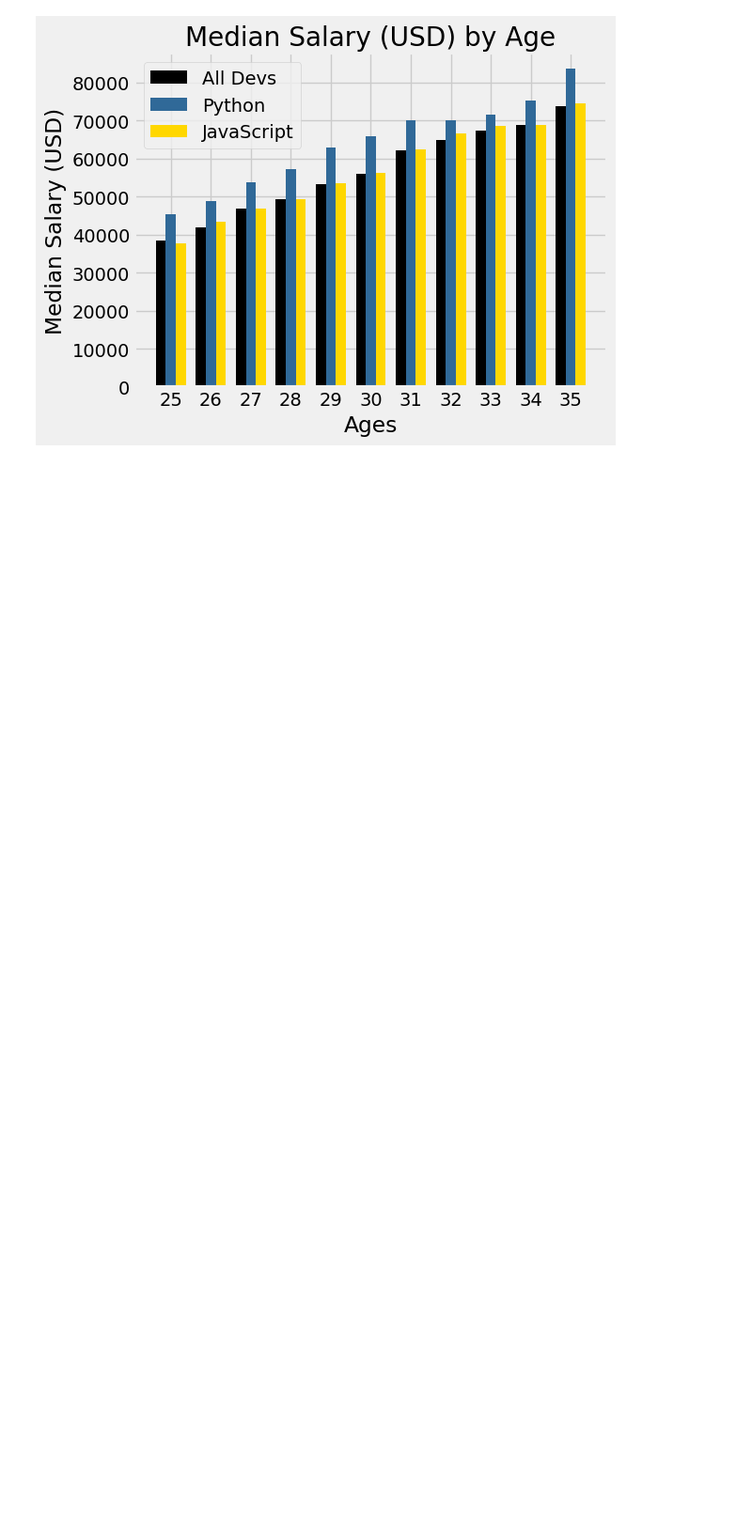
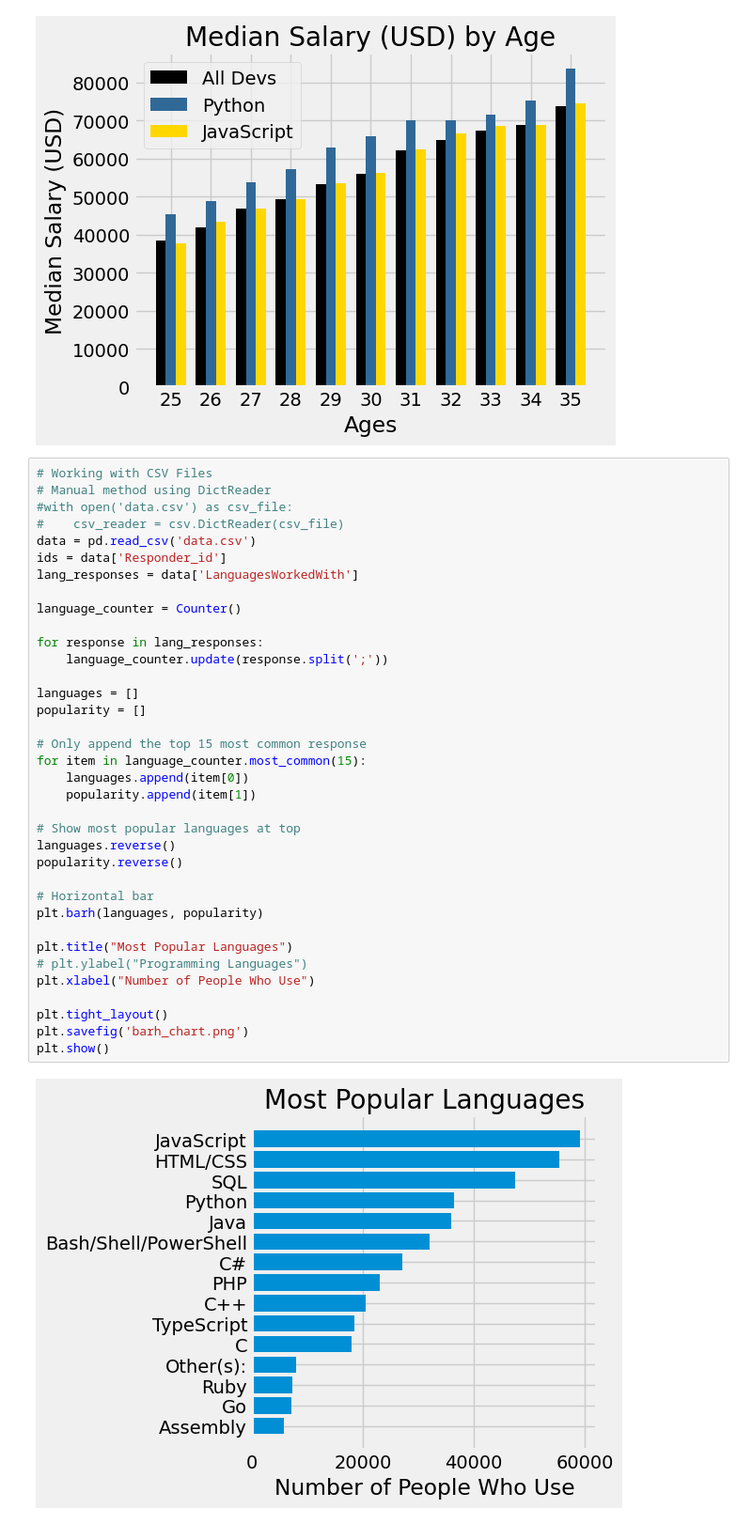
Before and after one commit to justsaumit/matplotlib-learning, a Jupyter notebook: 02. Bar Charts/bar_charts_csv.ipynb, the cells around one changed output. Shown: that part at 94% size. Cells and saved outputs as stored; diff of their text form; blank space fills up the shorter version.

Commit message:
P02: Analyzing Data from CSV files and creating Horizontal Charts

```diff
--- a/02. Bar Charts/bar_charts_csv.ipynb
+++ b/02. Bar Charts/bar_charts_csv.ipynb
@@ -36,3 +39,41 @@ plt.savefig('bar_chart.png')
 plt.show()
 # %% [output]
 [figure]
+# %%
+# Working with CSV Files
+# Manual method using DictReader
+#with open('data.csv') as csv_file:
+#    csv_reader = csv.DictReader(csv_file)
+data = pd.read_csv('data.csv')
+ids = data['Responder_id']
+lang_responses = data['LanguagesWorkedWith']
+
+language_counter = Counter()
+
+for response in lang_responses:
+    language_counter.update(response.split(';'))
+
+languages = []
+popularity = []
+
+# Only append the top 15 most common response
+for item in language_counter.most_common(15):
+    languages.append(item[0])
+    popularity.append(item[1])
+
+# Show most popular languages at top
+languages.reverse()
+popularity.reverse()
+
+# Horizontal bar
+plt.barh(languages, popularity)
+
+plt.title("Most Popular Languages")
+# plt.ylabel("Programming Languages")
+plt.xlabel("Number of People Who Use")
+
+plt.tight_layout()
+plt.savefig('barh_chart.png')
+plt.show()
+# %% [output]
+[figure, added]
```
Also changed, not shown: parts of 1 cell of this notebook, 2 other files.
